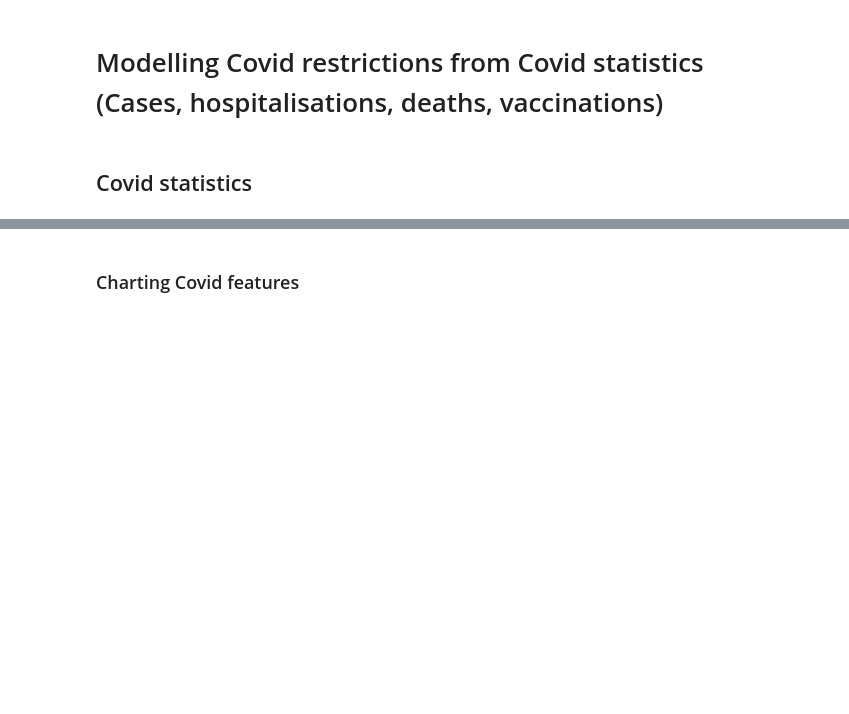
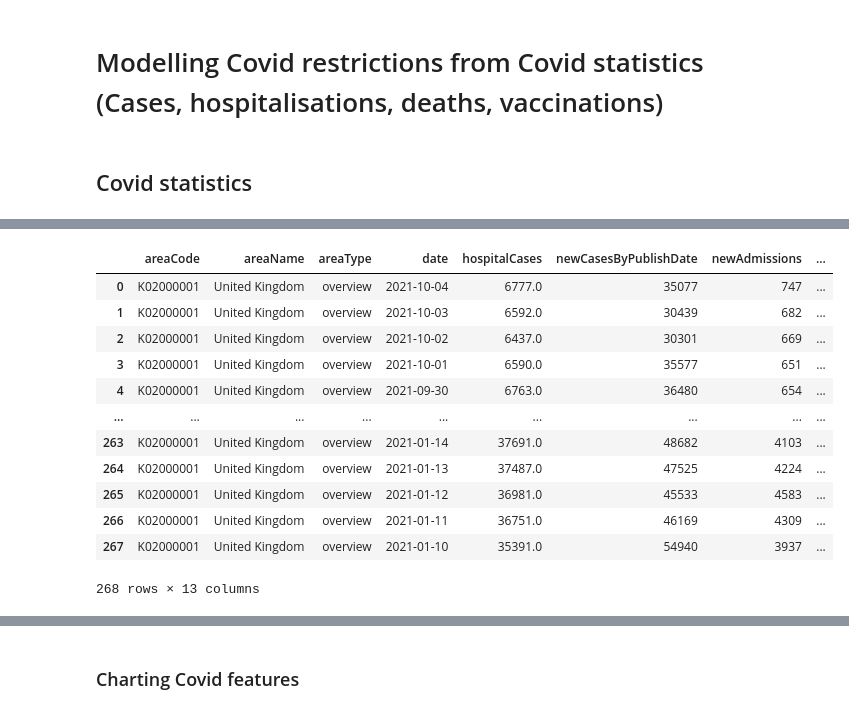
Before and after one commit to montgoz007/corona-modelling, a Jupyter notebook: EDA.ipynb, the cells around one changed output, grey strips where cells are left out. Saved outputs shown, nothing was run; the diff lists cells and outputs as text; code cells hidden in the pictures; blank space fills up the shorter version.

```diff
--- a/EDA.ipynb
+++ b/EDA.ipynb
@@ -20,3 +10,29 @@ covid_data.tail(5)
+# %%
+# Loading seperate data sets
+cases_data = pd.read_csv(r'data\Cases\cases_covid.csv', parse_dates=['date'])
+admissions_data = pd.read_csv(r'data\Admissions\admissions_covid.csv', parse_dates=['date'])
+deaths_data = pd.read_csv(r'data\Deaths\deaths_covid.csv', parse_dates=['date'])
+vaccinations_data = pd.read_csv(r'data\Vaccinations\vaccinations_covid.csv', parse_dates=['date'])
+
+# Merging to a single dataset
+covid_data = cases_data.merge(admissions_data)
+covid_data = covid_data.merge(deaths_data)
+covid_data = covid_data.merge(vaccinations_data)
+covid_data
+# %% [output]
+|  | areaCode | areaName | areaType | date | hospitalCases | newCasesByPublishDate | newAdmissions | ... |
+| 0 | K02000001 | United Kingdom | overview | 2021-10-04 | 6777.0 | 35077 | 747 | ... |
+| 1 | K02000001 | United Kingdom | overview | 2021-10-03 | 6592.0 | 30439 | 682 | ... |
+| 2 | K02000001 | United Kingdom | overview | 2021-10-02 | 6437.0 | 30301 | 669 | ... |
+| 3 | K02000001 | United Kingdom | overview | 2021-10-01 | 6590.0 | 35577 | 651 | ... |
+| 4 | K02000001 | United Kingdom | overview | 2021-09-30 | 6763.0 | 36480 | 654 | ... |
+| ... | ... | ... | ... | ... | ... | ... | ... | ... |
+| 263 | K02000001 | United Kingdom | overview | 2021-01-14 | 37691.0 | 48682 | 4103 | ... |
+| 264 | K02000001 | United Kingdom | overview | 2021-01-13 | 37487.0 | 47525 | 4224 | ... |
+| 265 | K02000001 | United Kingdom | overview | 2021-01-12 | 36981.0 | 45533 | 4583 | ... |
+| 266 | K02000001 | United Kingdom | overview | 2021-01-11 | 36751.0 | 46169 | 4309 | ... |
+| 267 | K02000001 | United Kingdom | overview | 2021-01-10 | 35391.0 | 54940 | 3937 | ... |
+268 rows × 13 columns
 # %%
 covid_data.info()
 # %% [output]
```
Also changed, not shown: parts of 8 cells of this notebook, 5 other files.
